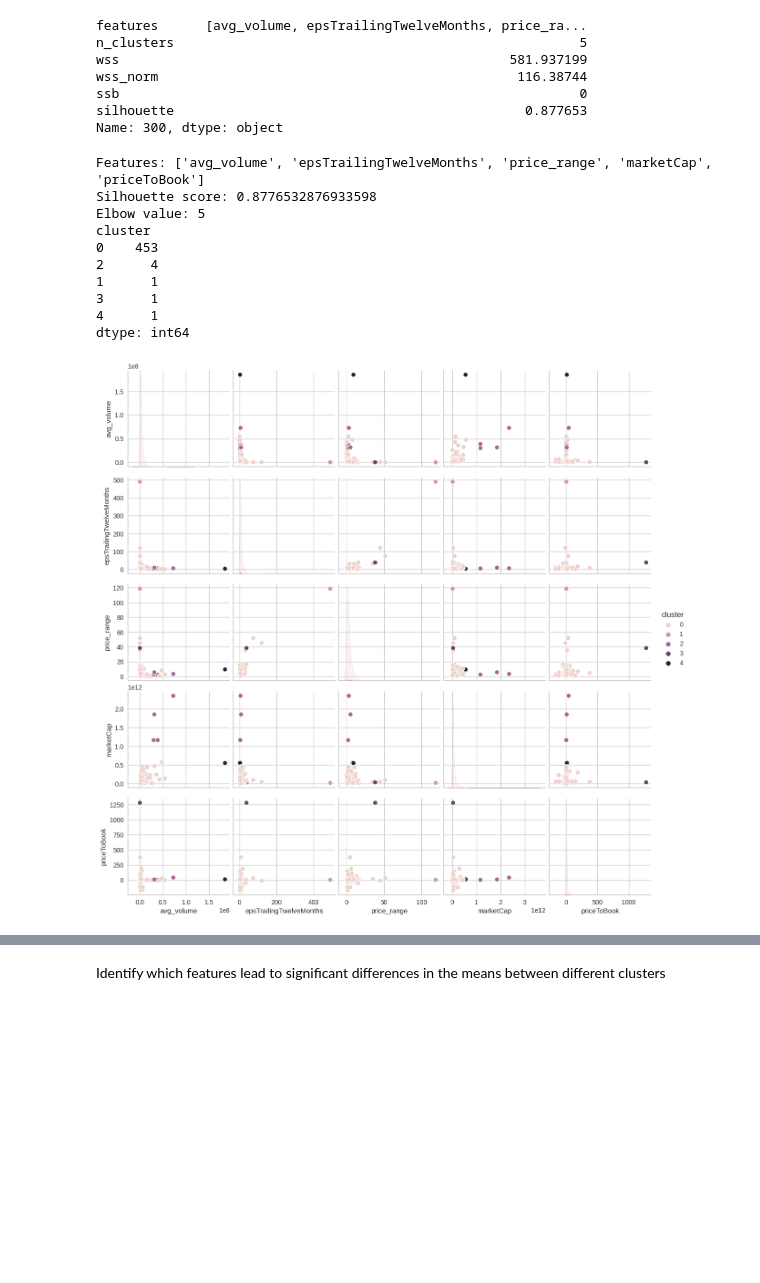
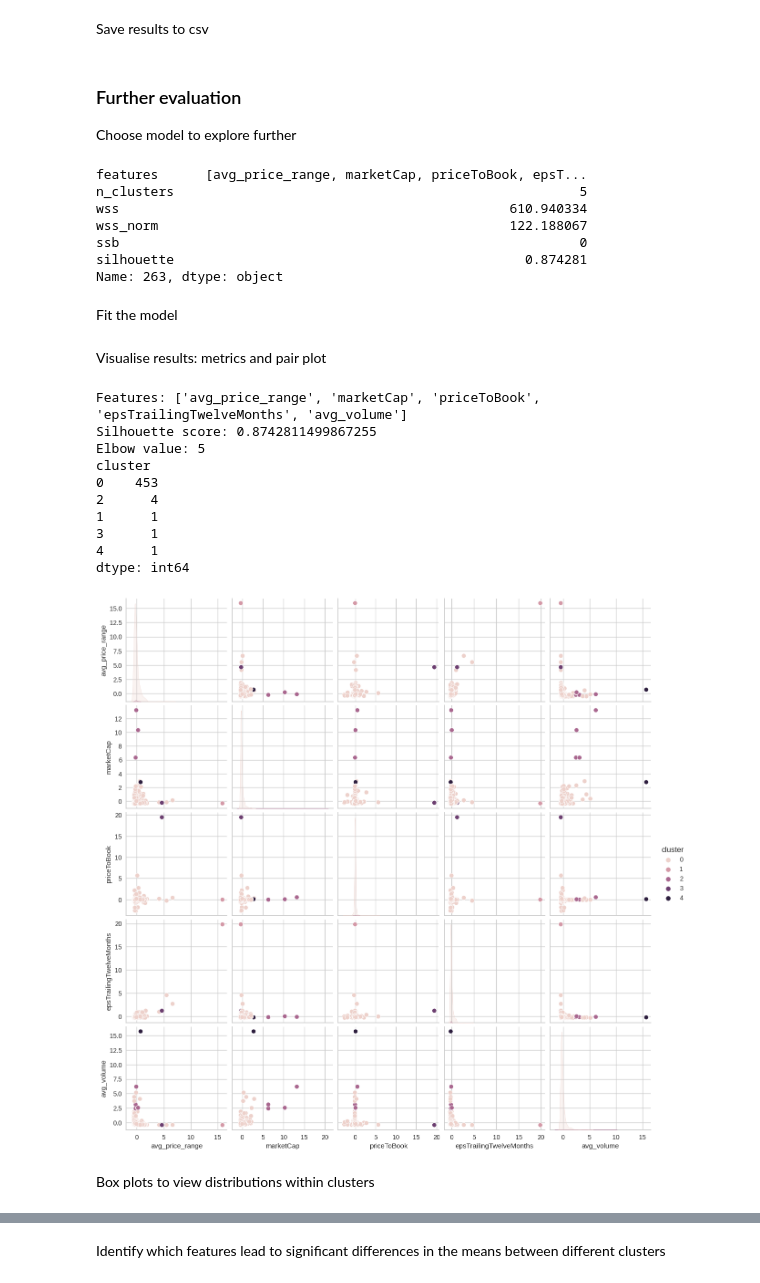
Before and after one commit to Acusick1/StockBot, a Jupyter notebook: notebooks/clustering.ipynb, the cells around one changed output, grey strips where cells are left out. Drawn from its saved outputs; the diff is of its cells as text; code cells hidden in the pictures; blank space fills up the shorter version.

```diff
--- a/notebooks/clustering.ipynb
+++ b/notebooks/clustering.ipynb
@@ -173,0 +126,3 @@ results_df.head()
+# %%
+kmeans.n_clusters = kmeans_visual.elbow_value_
+kmeans = kmeans.fit(scaled_features_df.values)
@@ -173,0 +159,19 @@ results_df.head()
+# %%
+constant_features = []
+min_optional_features = 1
+
+optional_features = list(set(features_df.columns.tolist()) - set(constant_features))
+
+# Create list of feature combinations to test
+combinations_to_test = []
+for i in range(min_optional_features, len(optional_features)+1):
+
+    optional_combos = combinations(optional_features, i)
+    combinations_to_test.extend(tuple(constant_features) + tuple(opt) for opt in optional_combos)
+
+print(
+    f"Number of constant features: {len(constant_features)}",
+    f"Number of optional features: {len(optional_features)}",
+    f"Total combinations to test: {len(combinations_to_test)}",
+    sep="\n"
+)
@@ -174,47 +232,51 @@ results_df.head()
+# %% [markdown]
+Save results to csv
 # %%
 results_df.to_csv('cluster_results.csv')
+# %% [markdown]
+### Further evaluation
+Choose model to explore further
 # %%
-model_df = results_df.iloc[4, :]
+model_df = results_df.iloc[3, :]
 model_df
 # %% [output]
-features      [avg_volume, epsTrailingTwelveMonths, price_ra...
+features      [avg_price_range, marketCap, priceToBook, epsT...
 n_clusters                                                    5
-wss                                                  581.937199
-wss_norm                                              116.38744
+wss                                                  610.940334
+wss_norm                                             122.188067
 ssb                                                           0
-silhouette                                             0.877653
-Name: 300, dtype: object
+silhouette                                             0.874281
+Name: 263, dtype: object
+# %% [markdown]
+Fit the model
 # %%
-model_features = features.copy()
-model_features = model_features[model_df["features"]]
-
-X = model_features.values
-
-scaler = StandardScaler()
-X_scaled = scaler.fit_transform(X)
-
-kmeans = KMeans(n_clusters=model_df["n_clusters"], n_init="auto", random_state=42).fit(X_scaled)
+model_features_df = scaled_features_df[model_df["features"]].copy()
+kmeans = KMeans(n_clusters=model_df["n_clusters"], n_init="auto", random_state=42).fit(model_features_df.values)
+# %% [markdown]
+Visualise results: metrics and pair plot
 # %%
-model_results = model_features.copy()
+model_results_df = model_features_df.copy()
 
 # Add the cluster labels to the features DataFrame
-model_results['cluster'] = kmeans.labels_
+model_results_df['cluster'] = kmeans.labels_
 print(f"Features: {model_df['features']}",  f"Silhouette score: {model_df['silhouette']}", f"Elbow value: {model_df['n_clusters']}", sep="\n")
-print(model_results.value_counts('cluster'))
+print(model_results_df.value_counts('cluster'))
 
 # Create scatter plots of each pair of variables, colored by cluster label
-sns.pairplot(model_results, vars=model_df["features"], hue='cluster')
+sns.pairplot(model_results_df, vars=model_df["features"], hue='cluster')
 plt.show()
 # %% [output]
-Features: ['avg_volume', 'epsTrailingTwelveMonths', 'price_range', 'marketCap', 'priceToBook']
-Silhouette score: 0.8776532876933598
+Features: ['avg_price_range', 'marketCap', 'priceToBook', 'epsTrailingTwelveMonths', 'avg_volume']
+Silhouette score: 0.8742811499867255
 Elbow value: 5
 cluster
 0    453
 2      4
 1      1
 3      1
 4      1
 dtype: int64
-[figure, old version]
+[figure, new version]
+# %% [markdown]
+Box plots to view distributions within clusters
 # %%
```
Also changed, not shown: parts of 42 cells of this notebook, 1 other file.
